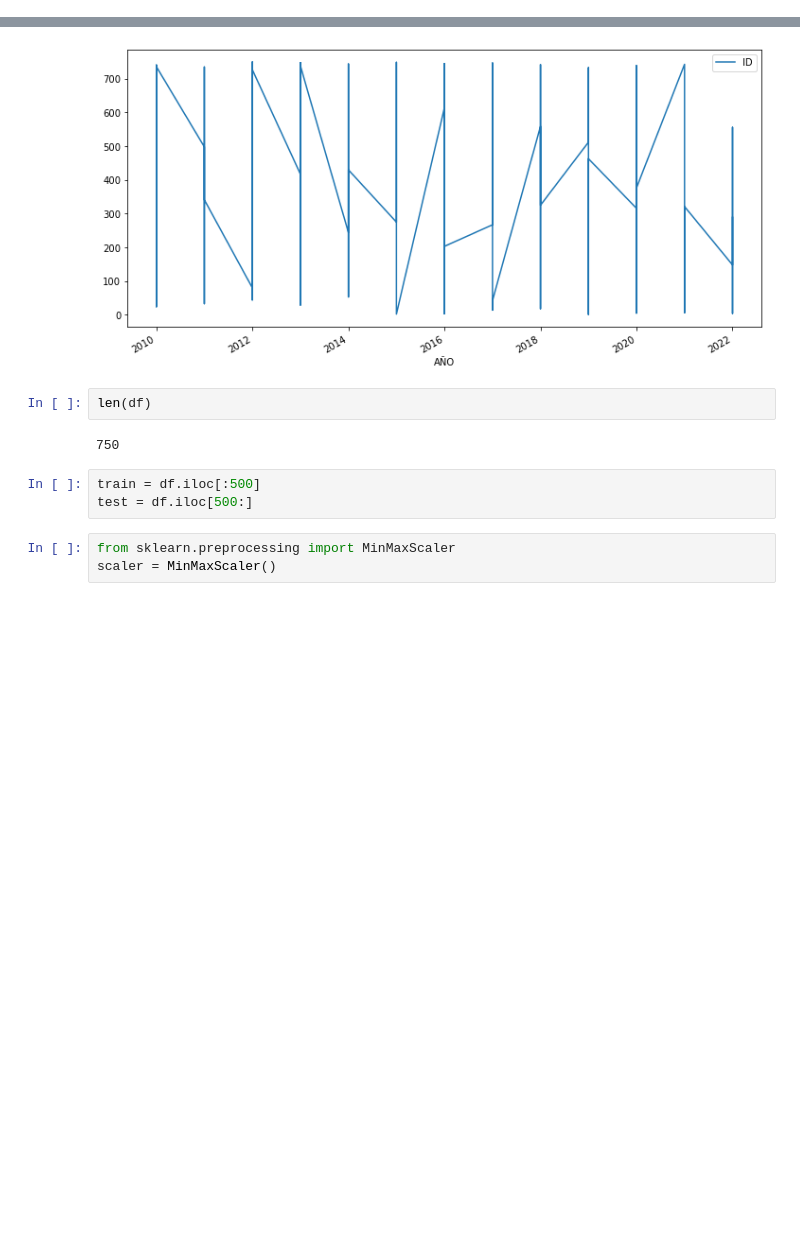
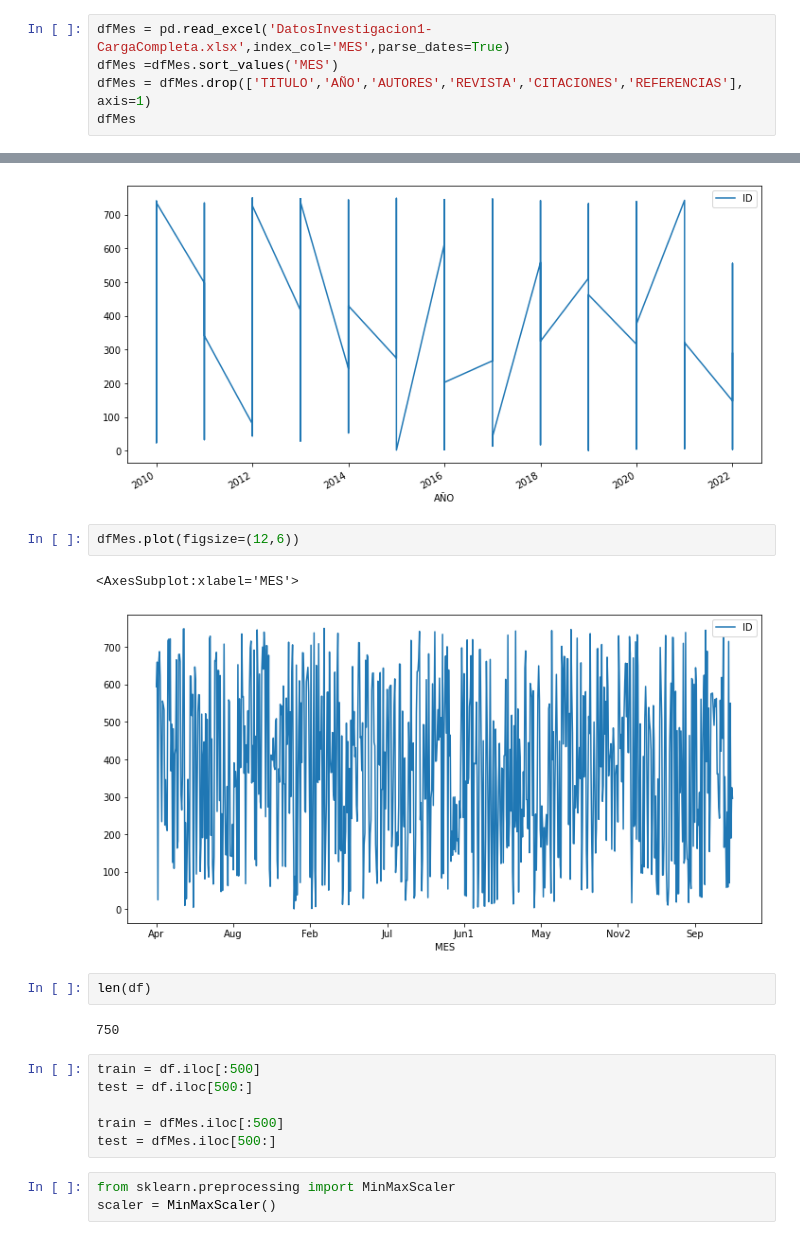
Before and after one commit to jorgeigna/USS-DMDB-Taller2, a Jupyter notebook: Parte 4.ipynb, the cells around one changed output, grey strips where cells are left out. Saved outputs shown, nothing was run; the diff lists cells and outputs as text; blank space fills up the shorter version.

```diff
--- a/Parte 4.ipynb
+++ b/Parte 4.ipynb
@@ -52,3 +48,8 @@ df
 | 2022-01-01 | 556 |
 | 2022-01-01 | 289 |
 750 rows × 1 columns
+# %%
+dfMes = pd.read_excel('DatosInvestigacion1-CargaCompleta.xlsx',index_col='MES',parse_dates=True)
+dfMes =dfMes.sort_values('MES')
+dfMes = dfMes.drop(['TITULO','AÑO','AUTORES','REVISTA','CITACIONES','REFERENCIAS'], axis=1)
+dfMes
@@ -57,6 +73,11 @@ df.plot(figsize=(12,6))
 # %% [output]
 <AxesSubplot:xlabel='AÑO'>
 [figure]
+# %%
+dfMes.plot(figsize=(12,6))
+# %% [output]
+<AxesSubplot:xlabel='MES'>
+[figure, added]
 # %%
 len(df)
 # %% [output]
@@ -64,6 +85,9 @@ len(df)
 # %%
 train = df.iloc[:500]
 test = df.iloc[500:]
+
+train = dfMes.iloc[:500]
+test = dfMes.iloc[500:]
 # %%
 from sklearn.preprocessing import MinMaxScaler
 scaler = MinMaxScaler()
```
Also changed, not shown: parts of 9 cells of this notebook.
